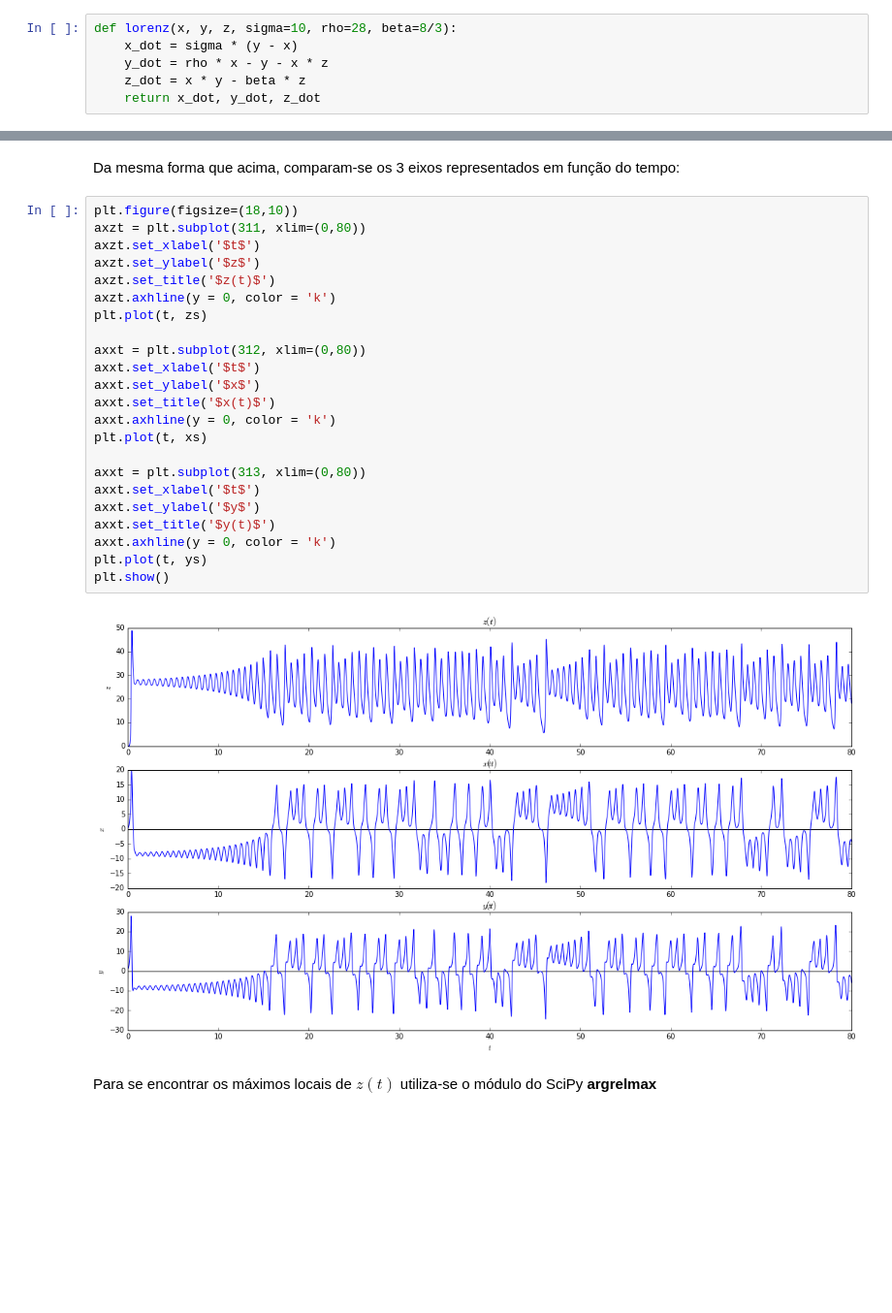
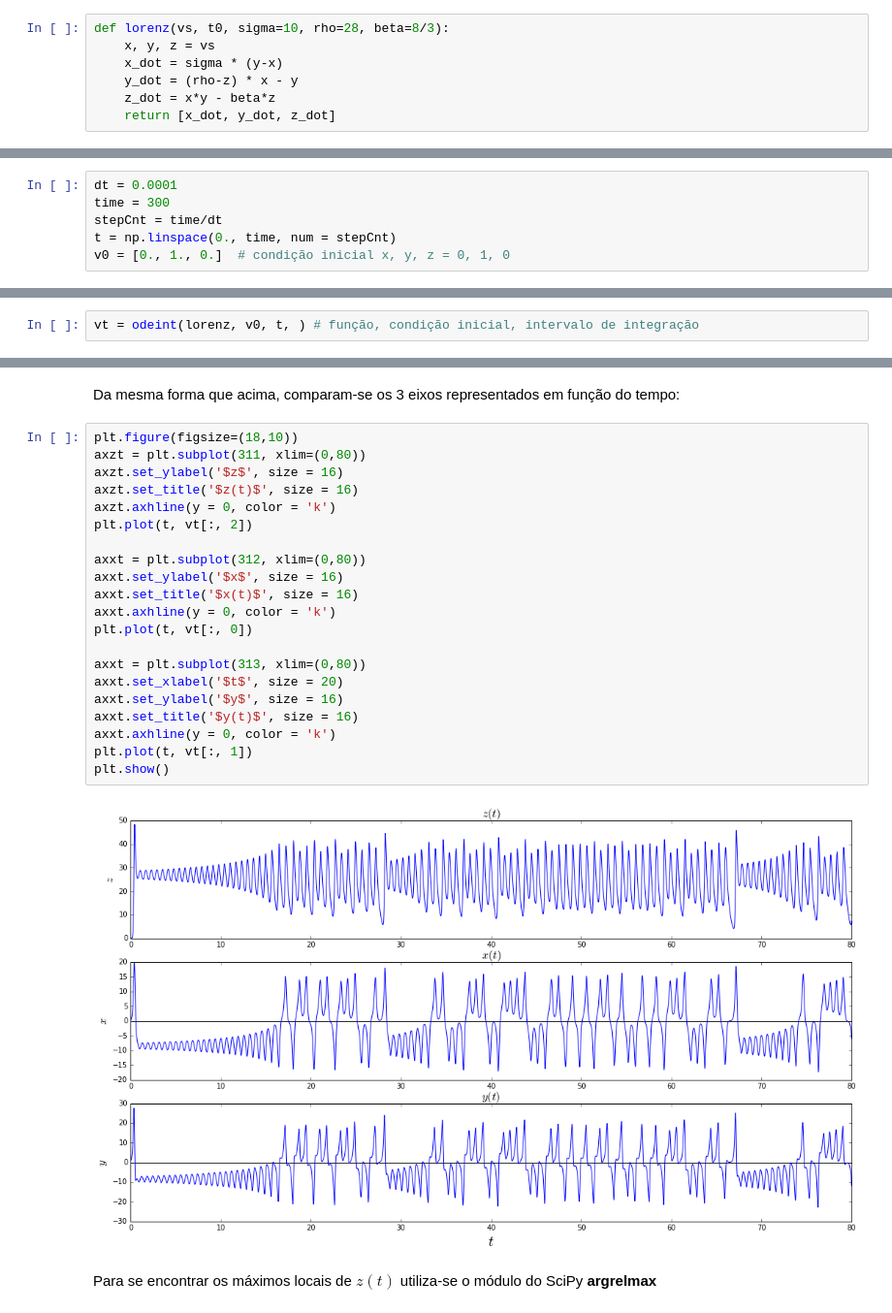
Before and after one commit to risantos/schoolwork, a Jupyter notebook: sdc 2.ipynb, the cells around one changed output, grey strips where cells are left out. Shown at 97% size. Cells and saved outputs as stored; diff of their text form; blank space fills up the shorter version.

```diff
--- a/sdc 2.ipynb
+++ b/sdc 2.ipynb
@@ -32,11 +33,12 @@ $\frac{dz}{dt}=xy-\beta z$
 
 Em que $\sigma = 10$, $\rho =28 $ e $\beta=\frac{8}{3}$
 # %%
-def lorenz(x, y, z, sigma=10, rho=28, beta=8/3):
-    x_dot = sigma * (y - x)
-    y_dot = rho * x - y - x * z
-    z_dot = x * y - beta * z
-    return x_dot, y_dot, z_dot
+def lorenz(vs, t0, sigma=10, rho=28, beta=8/3):
+    x, y, z = vs
+    x_dot = sigma * (y-x)
+    y_dot = (rho-z) * x - y
+    z_dot = x*y - beta*z
+    return [x_dot, y_dot, z_dot]
 # %% [markdown]
 Escolhe-se um número total de iterações numéricas **"stepCnt"**  e um intervalo de tempo entre cada iteração **"dt"** , que dá ao sistema uma precisão a utilizar.
 
@@ -76,0 +53,6 @@ t[stepCnt] = stepCnt * dt  # ciclo até stepCnt, gerado com stepCnt+1. é necess
+# %%
+dt = 0.0001
+time = 300
+stepCnt = time/dt
+t = np.linspace(0., time, num = stepCnt)
+v0 = [0., 1., 0.]  # condição inicial x, y, z = 0, 1, 0
@@ -77,3 +61,5 @@ t[stepCnt] = stepCnt * dt  # ciclo até stepCnt, gerado com stepCnt+1. é necess
+# %%
+vt = odeint(lorenz, v0, t, ) # função, condição inicial, intervalo de integração
 # %% [markdown]
 A primeira solução, à esquerda, estando compreendida nos primeiros 25 segundos, permite-nos observar o comportamento inicial do sistema.
 A segunda solução, à direita, com um intervalo mais extenso, dá a entender como o sistema evolui depois de estabilizar.
@@ -191,28 +160,26 @@ Da mesma forma que acima, comparam-se os 3 eixos representados em função do te
 # %%
 plt.figure(figsize=(18,10))
 axzt = plt.subplot(311, xlim=(0,80))
-axzt.set_xlabel('$t$')
-axzt.set_ylabel('$z$')
-axzt.set_title('$z(t)$')
+axzt.set_ylabel('$z$', size = 16)
+axzt.set_title('$z(t)$', size = 16)
 axzt.axhline(y = 0, color = 'k')
-plt.plot(t, zs)
+plt.plot(t, vt[:, 2])
 
 axxt = plt.subplot(312, xlim=(0,80))
-axxt.set_xlabel('$t$')
-axxt.set_ylabel('$x$')
-axxt.set_title('$x(t)$')
+axxt.set_ylabel('$x$', size = 16)
+axxt.set_title('$x(t)$', size = 16)
 axxt.axhline(y = 0, color = 'k')
-plt.plot(t, xs)
+plt.plot(t, vt[:, 0])
 
 axxt = plt.subplot(313, xlim=(0,80))
-axxt.set_xlabel('$t$')
-axxt.set_ylabel('$y$')
-axxt.set_title('$y(t)$')
+axxt.set_xlabel('$t$', size = 20)
+axxt.set_ylabel('$y$', size = 16)
+axxt.set_title('$y(t)$', size = 16)
 axxt.axhline(y = 0, color = 'k')
-plt.plot(t, ys)
+plt.plot(t, vt[:, 1])
 plt.show()
 # %% [output]
-[figure, old version]
+[figure, new version]
 # %% [markdown]
 Para se encontrar os máximos locais de $z(t)$ utiliza-se o módulo do SciPy __argrelmax__
 # %%
```
Also changed, not shown: parts of 41 cells of this notebook.
